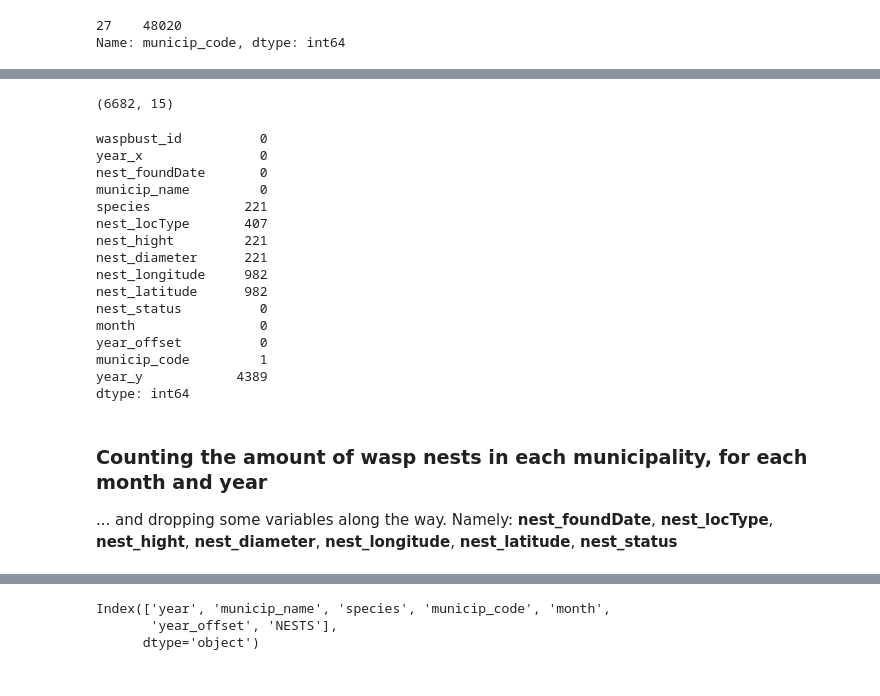
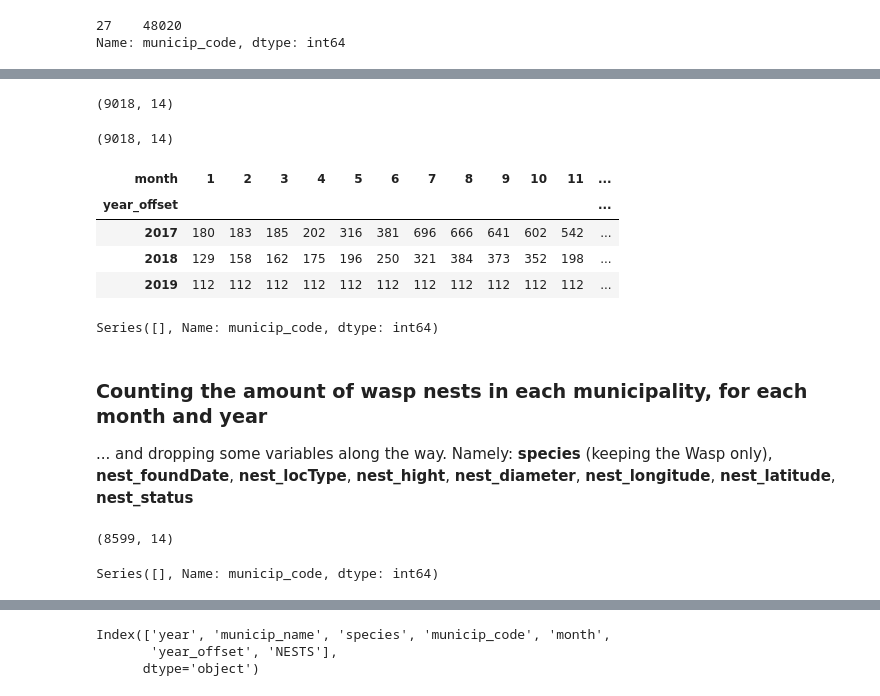
Before and after one commit to IEwaspbusters/KopuruVespaCompetitionIE, a Jupyter notebook: Competition_subs/2021-05-19_submit/Batch_OLS/ALEJANDRO workerbee03_NESTS.ipynb, the cells around one changed output, grey strips where cells are left out. Saved outputs shown, nothing was run; the diff lists cells and outputs as text; code cells hidden in the pictures.

Commit message:
Minor update to the NESTS script (draft)

```diff
--- a/Competition_subs/2021-05-19_submit/Batch_OLS/ALEJANDRO workerbee03_NESTS.ipynb
+++ b/Competition_subs/2021-05-19_submit/Batch_OLS/ALEJANDRO workerbee03_NESTS.ipynb
@@ -82,0 +85,15 @@ Index(['waspbust_id', 'year', 'nest_foundDate', 'municip_name', 'species',
+# %%
+template = pd.read_csv('../../../Input_open_data/ds01_PLANTILLA-RETO-AVISPAS-KOPURU.csv', sep=";")
+template.drop(columns='NIDOS 2020', inplace=True)
+template.columns = ['municip_code', 'municip_name']
+template['year2019'] = 2019
+template['year2018'] = 2018
+template['year2017'] = 2017
+template = pd.melt(template, id_vars=['municip_code', 'municip_name'], value_vars=['year2019', 'year2018', 'year2017'], value_name = 'year_offset')
+template.drop(columns='variable', inplace=True)
+# %%
+for i in range(1,13,1):
+    template[i] = i
+template = pd.melt(template, id_vars=['municip_code', 'municip_name', 'year_offset'],\
+                   value_vars=[1,2,3,4,5,6,7,8,9,10,11,12], value_name = 'month')
+template.drop(columns='variable', inplace=True)
@@ -101,31 +130,44 @@ Name: municip_code, dtype: int64
 # %%
 all_the_queens_wasps = pd.merge(all_the_queens_wasps, template,\
-                                      how = 'left', left_on = ['municip_code', 'municip_name', 'year_offset', 'month'],\
-                                      right_on = ['municip_code', 'municip_name', 'year', 'month'])
+                                      how = 'outer', left_on = ['municip_code', 'municip_name', 'year_offset', 'month'],\
+                                      right_on = ['municip_code', 'municip_name', 'year_offset', 'month'])
 # %%
 all_the_queens_wasps.shape
 # %% [output]
-(6682, 15)
+(9018, 14)
 # %%
-all_the_queens_wasps.isnull().sum()
+#all_the_queens_wasps.isnull().sum()
-# %% [output]
-waspbust_id          0
-year_x               0
-nest_foundDate       0
-municip_name         0
-species            221
-nest_locType       407
-nest_hight         221
-nest_diameter      221
-nest_longitude     982
-nest_latitude      982
-nest_status          0
-month                0
-year_offset          0
-municip_code         1
-year_y            4389
-dtype: int64
+# %%
+all_the_queens_wasps.waspbust_id.fillna(value='no registers', inplace=True)
+all_the_queens_wasps.year.fillna(value='no registers', inplace=True)
+all_the_queens_wasps.nest_foundDate.fillna(value='no registers', inplace=True)
+all_the_queens_wasps.species.fillna(value='no registers', inplace=True)
+all_the_queens_wasps.nest_locType.fillna(value='no registers', inplace=True)
+all_the_queens_wasps.nest_hight.fillna(value='no registers', inplace=True)
+all_the_queens_wasps.nest_diameter.fillna(value='no registers', inplace=True)
+all_the_queens_wasps.nest_longitude.fillna(value='no registers', inplace=True)
+all_the_queens_wasps.nest_latitude.fillna(value='no registers', inplace=True)
+all_the_queens_wasps.nest_status.fillna(value='no registers', inplace=True)
+#all_the_queens_wasps.isnull().sum()
+# %%
+all_the_queens_wasps.shape
+# %% [output]
+(9018, 14)
+# %%
+pd.crosstab(all_the_queens_wasps.year_offset, all_the_queens_wasps.month)
+# %% [output]
+| month | 1 | 2 | 3 | 4 | 5 | 6 | 7 | 8 | 9 | 10 | 11 | ... |
+| year_offset |  |  |  |  |  |  |  |  |  |  |  | ... |
+| 2017 | 180 | 183 | 185 | 202 | 316 | 381 | 696 | 666 | 641 | 602 | 542 | ... |
+| 2018 | 129 | 158 | 162 | 175 | 196 | 250 | 321 | 384 | 373 | 352 | 198 | ... |
+| 2019 | 112 | 112 | 112 | 112 | 112 | 112 | 112 | 112 | 112 | 112 | 112 | ... |
+# %%
+df01.municip_code[~df01.municip_code.\
+                  isin(all_the_queens_wasps.loc[all_the_queens_wasps.year_offset == 2019,:].\
+                       municip_code.unique())]
+# %% [output]
+Series([], Name: municip_code, dtype: int64)
 # %% [markdown]
 ### Counting the amount of wasp nests in each municipality, for each month and year
 ... and dropping some variables along the way.
-Namely: **nest_foundDate**, **nest_locType**, **nest_hight**, **nest_diameter**, **nest_longitude**, **nest_latitude**, **nest_status**
+Namely: **species** (keeping the Wasp only), **nest_foundDate**, **nest_locType**, **nest_hight**, **nest_diameter**, **nest_longitude**, **nest_latitude**, **nest_status**
@@ -131,0 +177,8 @@ Namely: **nest_foundDate**, **nest_locType**, **nest_hight**, **nest_diameter**,
+# %%
+all_the_queens_wasps.shape
+# %% [output]
+(8599, 14)
+# %%
+df01.municip_code[~df01.municip_code.isin(all_the_queens_wasps.municip_code.unique())]
+# %% [output]
+Series([], Name: municip_code, dtype: int64)
```
Also changed, not shown: parts of 34 cells of this notebook.
